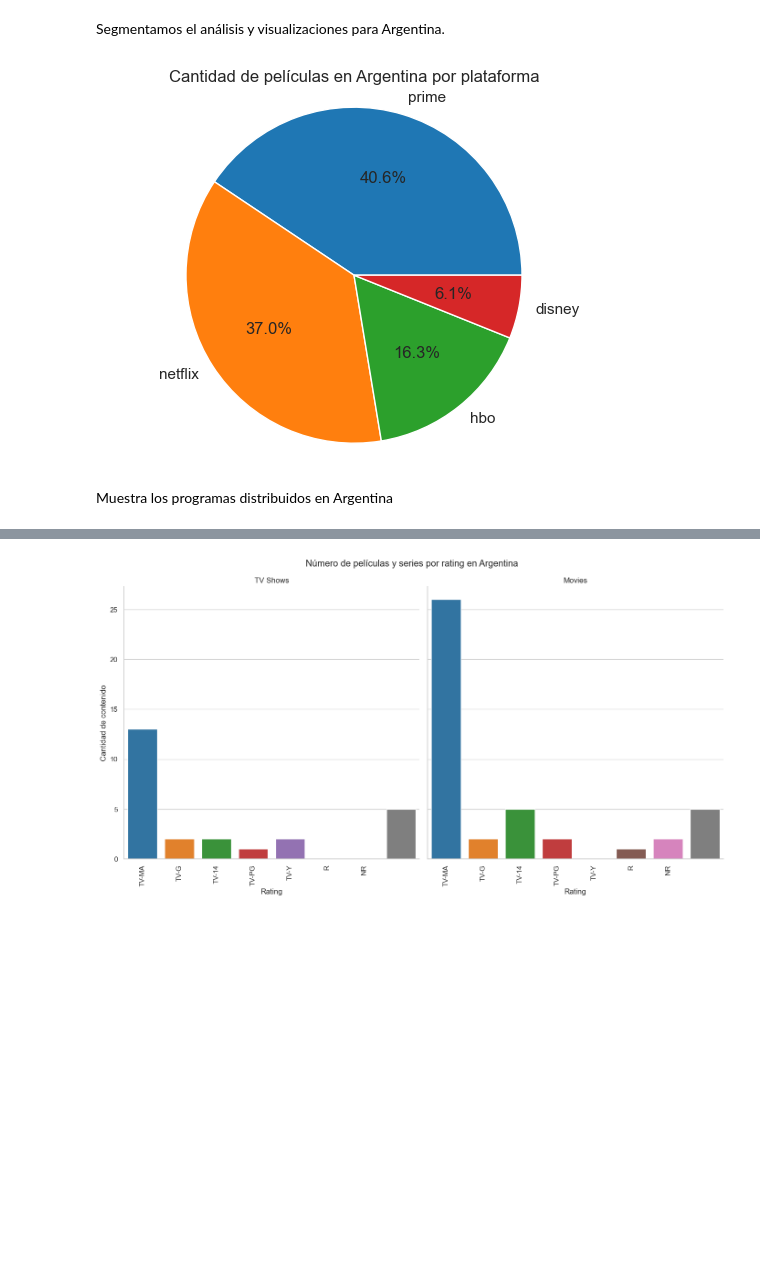
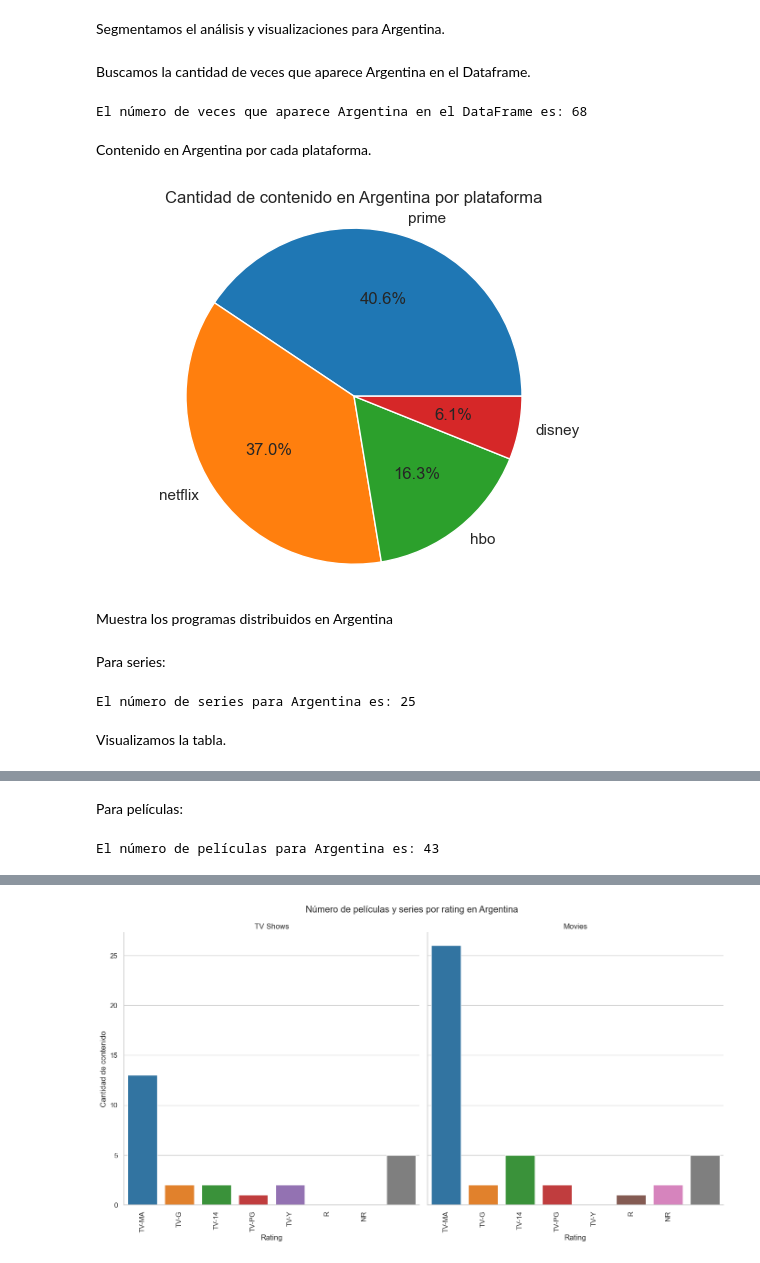
Before and after one commit to Marce-Valverde/PFGrupo19, a Jupyter notebook: Proyecto.ipynb, the cells around one changed output, grey strips where cells are left out. Cells and saved outputs as stored; diff of their text form; code cells hidden in the pictures; blank space fills up the shorter version.

```diff
--- a/Proyecto.ipynb
+++ b/Proyecto.ipynb
@@ -929,17 +1093,39 @@ plt.show()
 [figure]
 # %% [markdown]
 Segmentamos el análisis y visualizaciones para Argentina.
+# %% [markdown]
+Buscamos la cantidad de veces que aparece Argentina en el Dataframe.
+# %%
+contador_argentina = df[df['country'] == 'Argentina'].shape[0]
+
+print("El número de veces que aparece Argentina en el DataFrame es:", contador_argentina)
+# %% [output]
+El número de veces que aparece Argentina en el DataFrame es: 68
+# %% [markdown]
+Contenido en Argentina por cada plataforma.
 # %%
 shows_argentina= df ['country'] == 'Argentina'
 shows_por_plataforma = df ['platform'].value_counts ()
 plt.pie(shows_por_plataforma.values, labels=shows_por_plataforma.index, autopct='%1.1f%%')
 plt.axis('equal')
-plt.title('Cantidad de películas en Argentina por plataforma')
+plt.title('Cantidad de contenido en Argentina por plataforma')
 plt.show()
 # %% [output]
-[figure, old version]
+[figure, new version]
 # %% [markdown]
 Muestra los programas distribuidos en Argentina
+# %% [markdown]
+Para series:
+# %%
+df_series_argentina = df[(df['country'] == 'Argentina') & (df['type'] == 'TV Show')]
+
+contador = df_series_argentina.shape[0]
+
+print("El número de series para Argentina es:", contador)
+# %% [output]
+El número de series para Argentina es: 25
+# %% [markdown]
+Visualizamos la tabla.
 # %%
 df[(df['type']=='TV Show') & (df['country']=='Argentina')]
 # %% [output]
@@ -960,3 +1146,14 @@ df[(df['type']=='TV Show') & (df['country']=='Argentina')]
 | 23685 | ts328261 | TV Show | Bilardo, the Soccer Doctor |  |  | Argentina | 2019-07-25 01:47:23.759092224 | 2022 |  |  | ... |
 | 23713 | ts226463 | TV Show | Amongst Men |  |  | Argentina | 2019-07-25 01:47:23.759092224 | 2021 |  |  | ... |
 | 23727 | ts309567 | TV Show | Rap Battlefield |  |  | Argentina | 2019-07-25 01:47:23.759092224 | 2021 |  |  | ... |
+# %% [markdown]
+Para películas:
+# %%
+
+df_peliculas_argentina = df[(df['country'] == 'Argentina') & (df['type'] == 'Movie')]
+
+contador = df_peliculas_argentina.shape[0]
+
+print("El número de películas para Argentina es:", contador)
+# %% [output]
+El número de películas para Argentina es: 43
```
Also changed, not shown: parts of 80 cells of this notebook.
